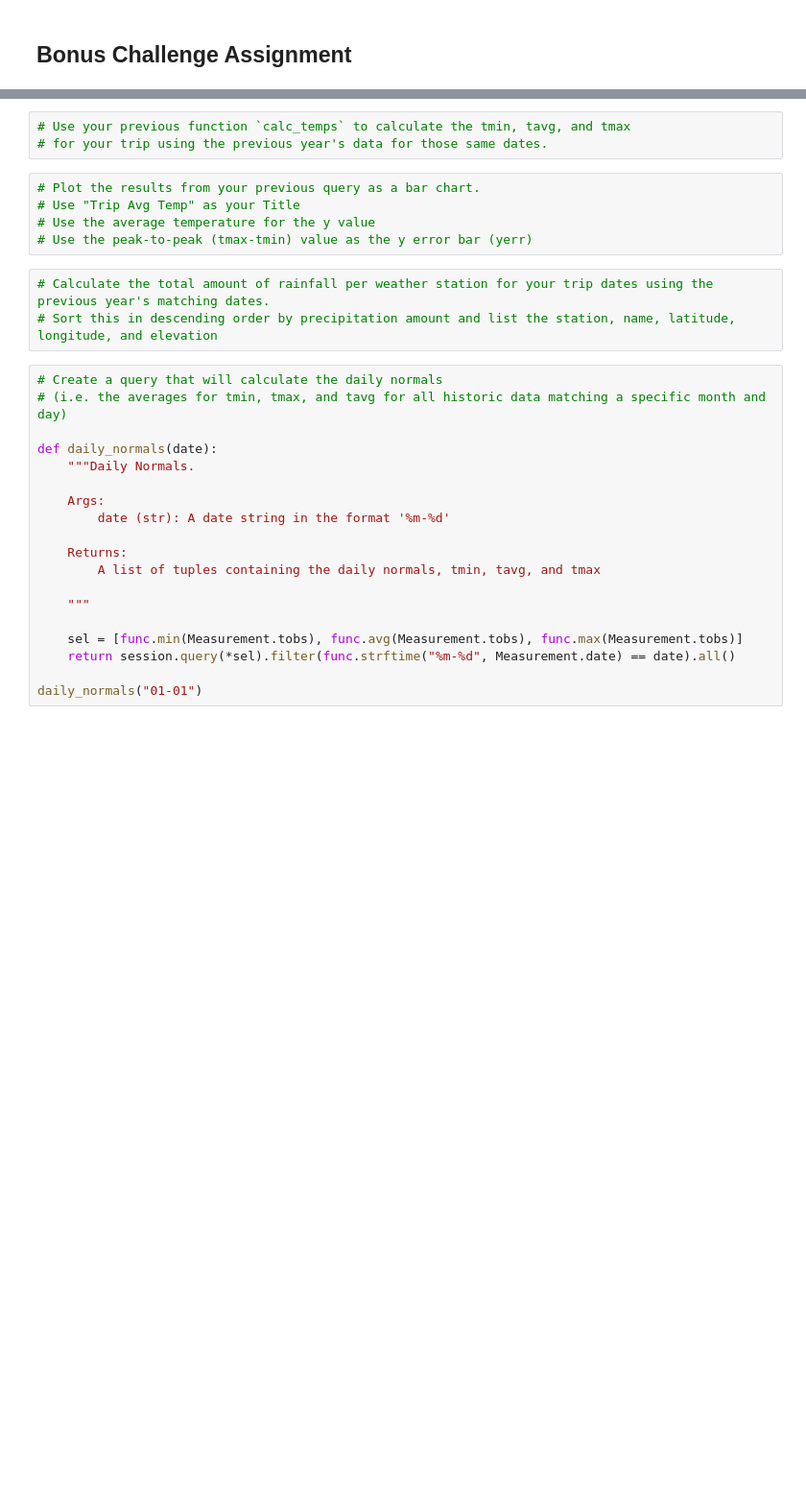
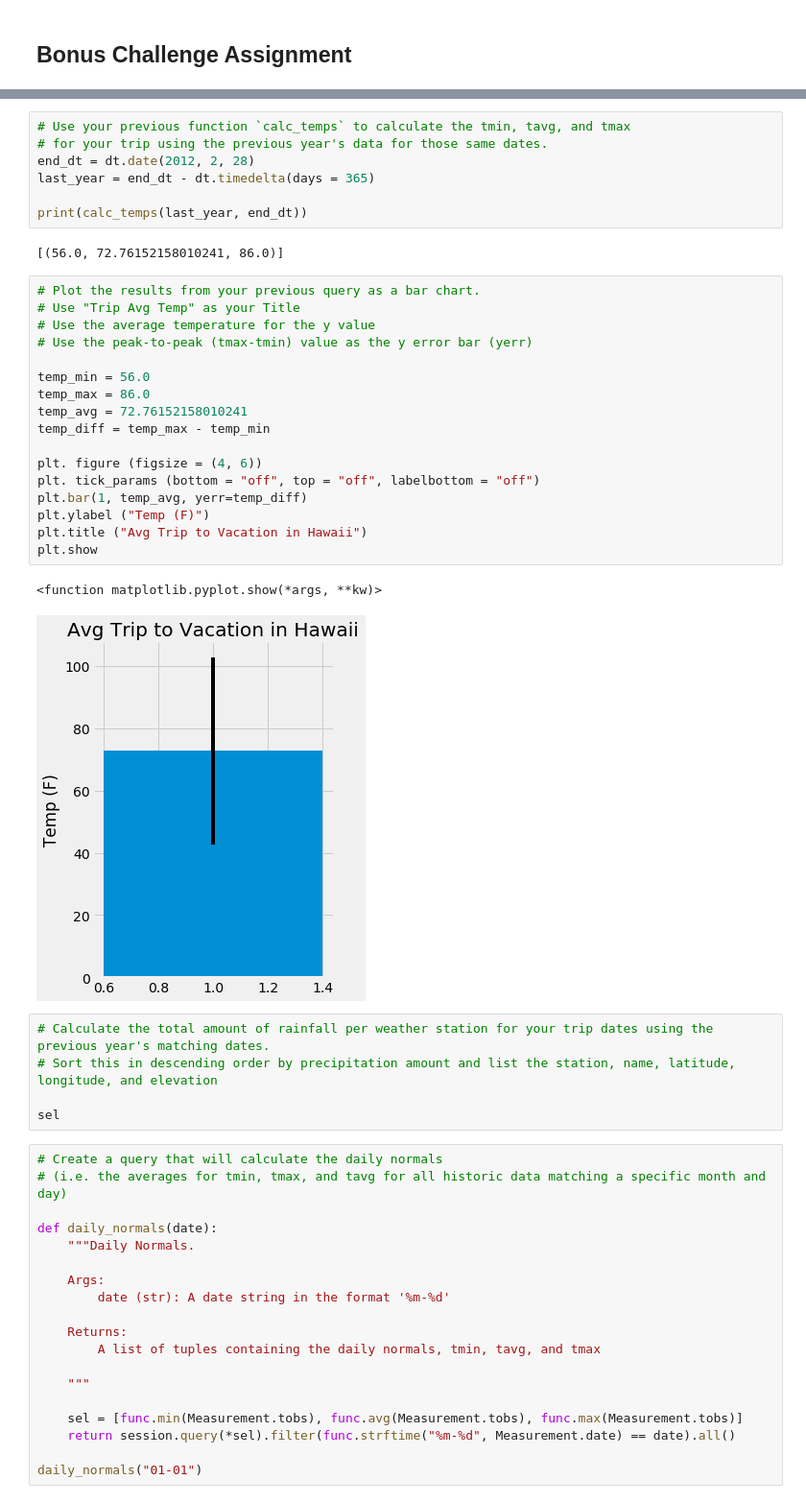
Before and after one commit to Kthomas09/sqlalchemy-challenge, a Jupyter notebook: climate_starter.ipynb, the cells around one changed output, grey strips where cells are left out. Shown at 96% size. Drawn from its saved outputs; the diff is of its cells as text; blank space fills up the shorter version.

Commit message:
completed the bar chart for the average vacation temp in hawaii

```diff
--- a/climate_starter.ipynb
+++ b/climate_starter.ipynb
@@ -152,14 +152,37 @@ NameError: name 'Measurement' is not defined
 # %%
 # Use your previous function `calc_temps` to calculate the tmin, tavg, and tmax
 # for your trip using the previous year's data for those same dates.
+end_dt = dt.date(2012, 2, 28)
+last_year = end_dt - dt.timedelta(days = 365)
+
+print(calc_temps(last_year, end_dt))
+# %% [output]
+[(56.0, 72.76152158010241, 86.0)]
 # %%
 # Plot the results from your previous query as a bar chart.
 # Use "Trip Avg Temp" as your Title
 # Use the average temperature for the y value
 # Use the peak-to-peak (tmax-tmin) value as the y error bar (yerr)
+
+temp_min = 56.0
+temp_max = 86.0
+temp_avg = 72.76152158010241
+temp_diff = temp_max - temp_min
+
+plt. figure (figsize = (4, 6))
+plt. tick_params (bottom = "off", top = "off", labelbottom = "off")
+plt.bar(1, temp_avg, yerr=temp_diff)
+plt.ylabel ("Temp (F)")
+plt.title ("Avg Trip to Vacation in Hawaii")
+plt.show
+# %% [output]
+<function matplotlib.pyplot.show(*args, **kw)>
+[figure, added]
 # %%
 # Calculate the total amount of rainfall per weather station for your trip dates using the previous year's matching dates.
 # Sort this in descending order by precipitation amount and list the station, name, latitude, longitude, and elevation
+
+sel
 # %%
 # Create a query that will calculate the daily normals
 # (i.e. the averages for tmin, tmax, and tavg for all historic data matching a specific month and day)
```
Also changed, not shown: parts of 1 cell of this notebook.
